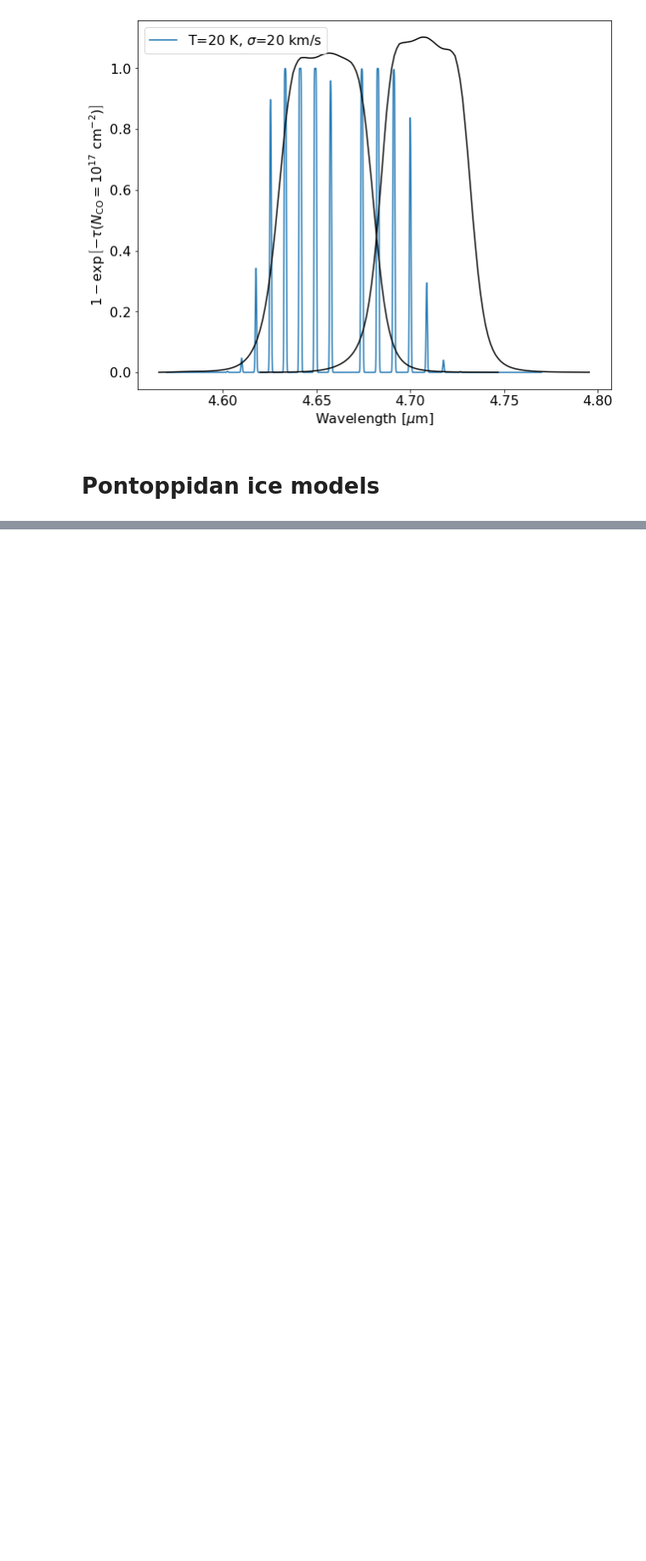
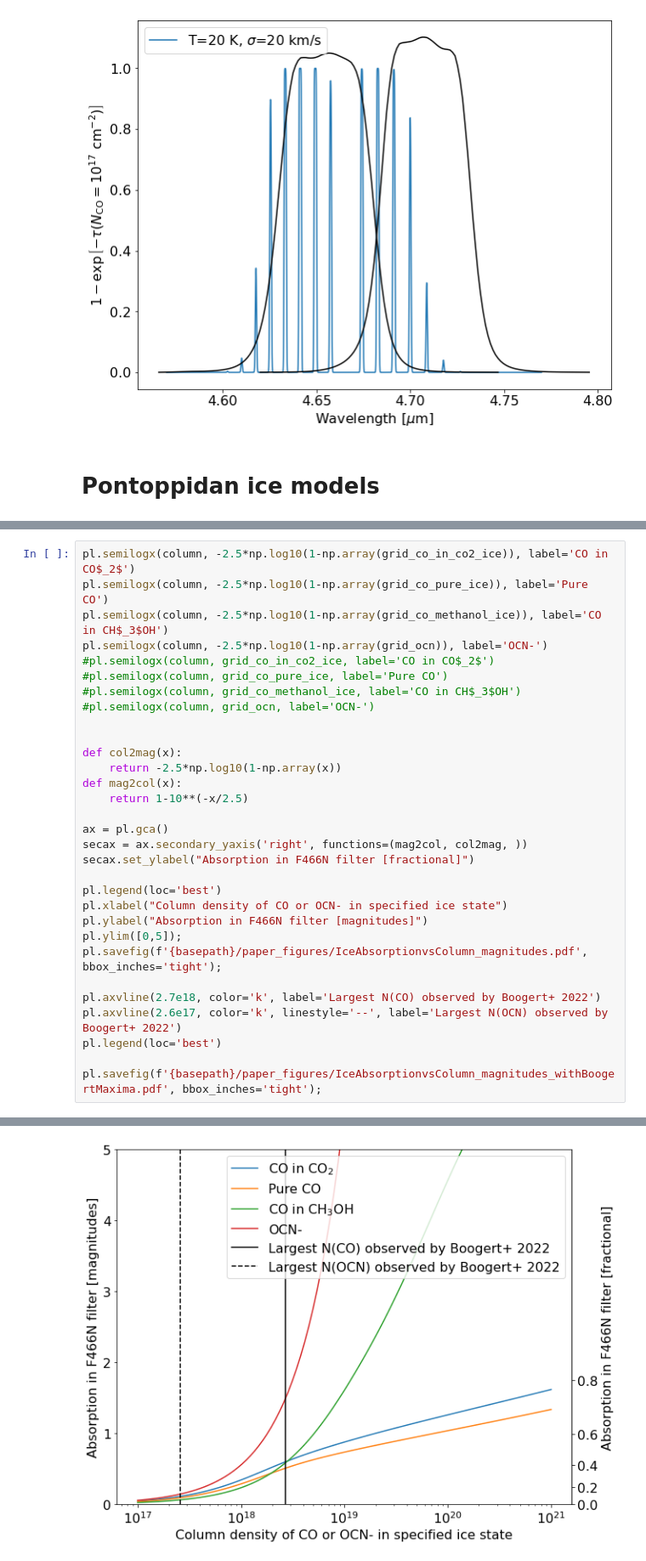
Before and after one commit to keflavich/brick-jwst-2221, a Jupyter notebook: notebooks/COFundamentalModeling.ipynb, the cells around one changed output, grey strips where cells are left out. Shown at 85% size. Saved outputs shown, nothing was run; the diff lists cells and outputs as text; blank space fills up the shorter version.

```diff
--- a/notebooks/COFundamentalModeling.ipynb
+++ b/notebooks/COFundamentalModeling.ipynb
@@ -627,0 +763,32 @@ pl.savefig(f'{basepath}/paper_figures/CO_and_XCN_Ice_on_466and470.pdf', bbox_inc
+# %%
+pl.semilogx(column, -2.5*np.log10(1-np.array(grid_co_in_co2_ice)), label='CO in CO$_2$')
+pl.semilogx(column, -2.5*np.log10(1-np.array(grid_co_pure_ice)), label='Pure CO')
+pl.semilogx(column, -2.5*np.log10(1-np.array(grid_co_methanol_ice)), label='CO in CH$_3$OH')
+pl.semilogx(column, -2.5*np.log10(1-np.array(grid_ocn)), label='OCN-')
+#pl.semilogx(column, grid_co_in_co2_ice, label='CO in CO$_2$')
+#pl.semilogx(column, grid_co_pure_ice, label='Pure CO')
+#pl.semilogx(column, grid_co_methanol_ice, label='CO in CH$_3$OH')
+#pl.semilogx(column, grid_ocn, label='OCN-')
+
+
+def col2mag(x):
+    return -2.5*np.log10(1-np.array(x))
+def mag2col(x):
+    return 1-10**(-x/2.5)
+
+ax = pl.gca()
+secax = ax.secondary_yaxis('right', functions=(mag2col, col2mag, ))
+secax.set_ylabel("Absorption in F466N filter [fractional]")
+
+pl.legend(loc='best')
+pl.xlabel("Column density of CO or OCN- in specified ice state")
+pl.ylabel("Absorption in F466N filter [magnitudes]")
+pl.ylim([0,5]);
+pl.savefig(f'{basepath}/paper_figures/IceAbsorptionvsColumn_magnitudes.pdf', bbox_inches='tight');
+
+pl.axvline(2.7e18, color='k', label='Largest N(CO) observed by Boogert+ 2022')
+pl.axvline(2.6e17, color='k', linestyle='--', label='Largest N(OCN) observed by Boogert+ 2022')
+pl.legend(loc='best')
+
+pl.savefig(f'{basepath}/paper_figures/IceAbsorptionvsColumn_magnitudes_withBoogertMaxima.pdf', bbox_inches='tight');
+# %% [output]
@@ -627,0 +799 @@ pl.savefig(f'{basepath}/paper_figures/CO_and_XCN_Ice_on_466and470.pdf', bbox_inc
+[figure, added]
```
Also changed, not shown: parts of 29 cells of this notebook, 2 other files.
